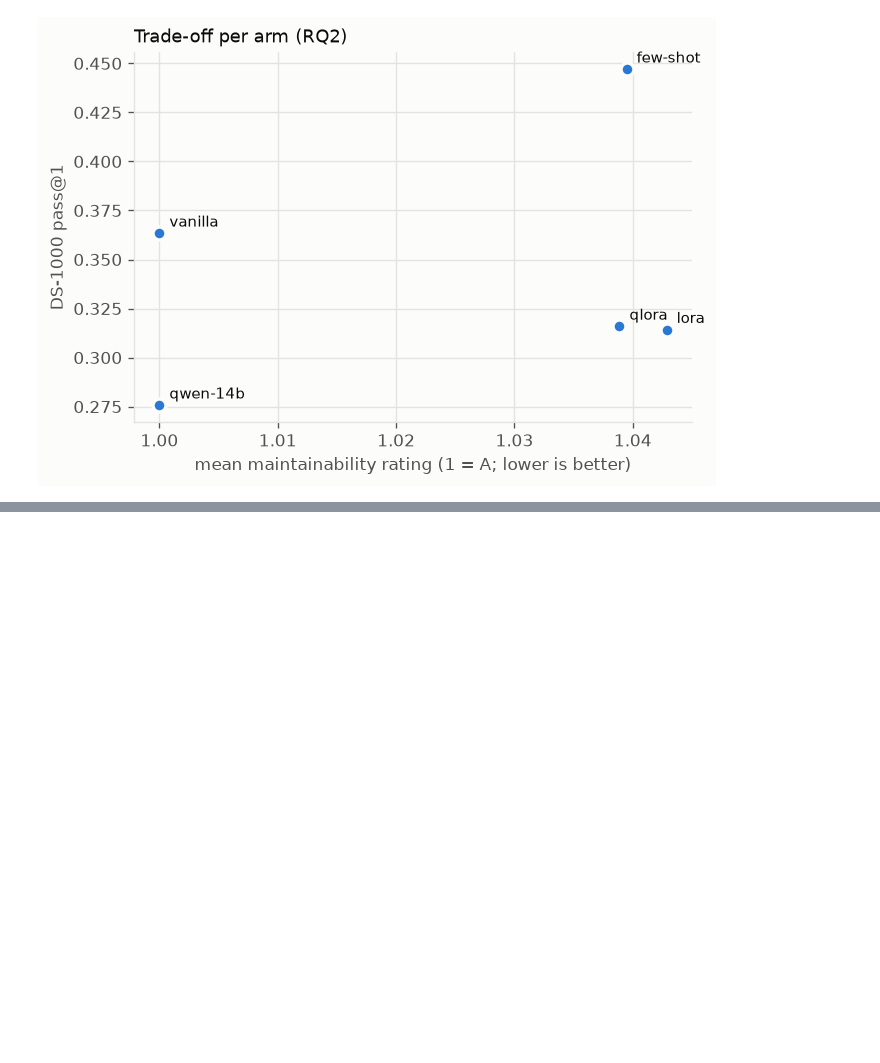
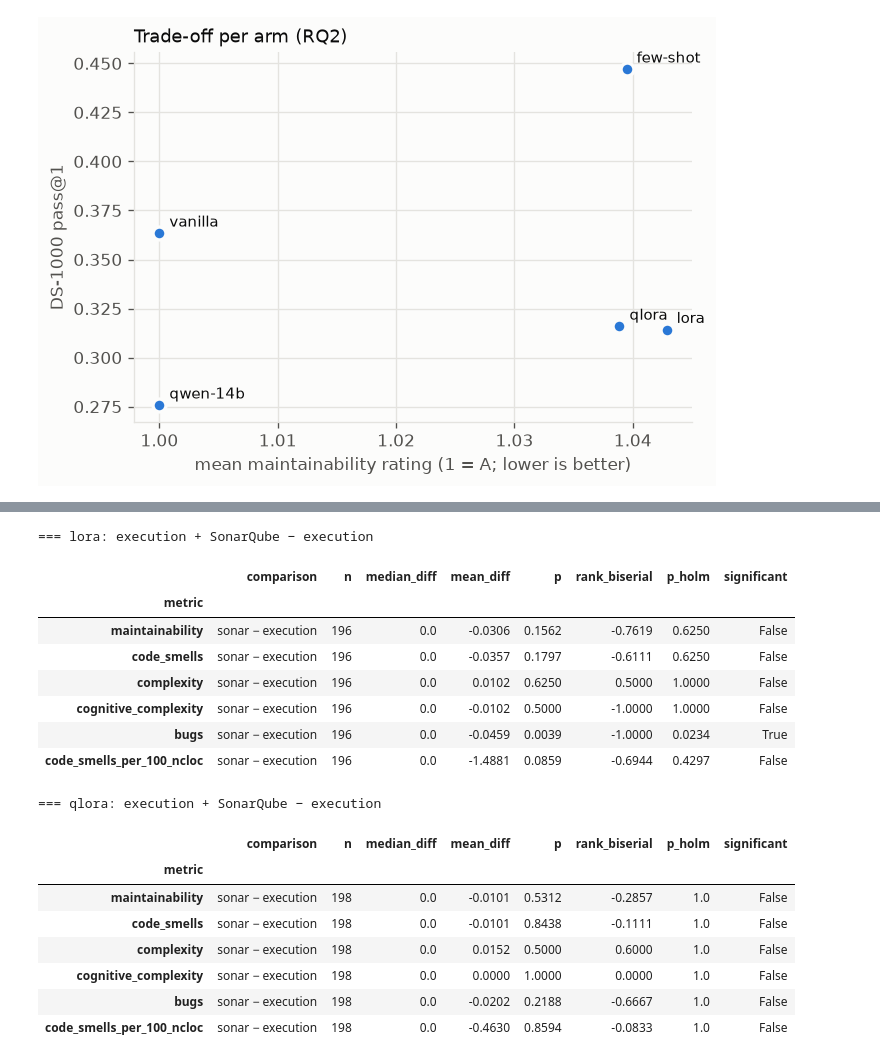
Before and after one commit to dimsmaul/code4ml-peft-experiment, a Jupyter notebook: analysis/index.ipynb, the cells around one changed output, grey strips where cells are left out. Drawn from its saved outputs; the diff is of its cells as text; code cells hidden in the pictures; blank space fills up the shorter version.

```diff
--- a/analysis/index.ipynb
+++ b/analysis/index.ipynb
@@ -612,0 +673,38 @@ saturation point: iteration 2
+# %%
+def load_refinement_ratings(path):
+    df = pd.read_csv(get(f"{path}/refinement_ratings.csv")).set_index("problem_id")
+    ncloc = pd.to_numeric(df["ncloc"], errors="coerce")
+    analysed = ncloc > 0                                   # SonarQube N/A without ncloc
+    out = pd.DataFrame(index=df.index)
+    out["ncloc"] = ncloc.where(analysed)
+    out["maintainability"] = df["maintainability_rating"].map(GRADE).where(analysed)
+    for metric in ("code_smells", "complexity", "cognitive_complexity", "bugs"):
+        out[metric] = pd.to_numeric(df[metric], errors="coerce").where(analysed)
+    out["code_smells_per_100_ncloc"] = 100 * out["code_smells"] / out["ncloc"]
+    return out
+
+
+REFINEMENT_METRICS = ["maintainability", "code_smells", "complexity", "cognitive_complexity", "bugs",
+                      "code_smells_per_100_ncloc"]
+refinement_structural = {key: load_refinement_ratings(result["path"]) for key, result in refinement_results.items()}
+
+display(pd.DataFrame({f"{loop} | {method}": {"analysed": int(df["ncloc"].notna().sum()), "median_ncloc": df["ncloc"].median(),
+                                              **{f"mean_{m}": df[m].mean() for m in REFINEMENT_METRICS}}
+                      for (loop, method), df in refinement_structural.items()}).T.round(3))
+
+for method in ("lora", "qlora"):
+    print(f"\n=== {method}: execution + SonarQube − execution")
+    tests = []
+    for metric in REFINEMENT_METRICS:
+        table = pd.DataFrame({"sonar": refinement_structural[("execution + SonarQube", method)][metric],
+                              "execution": refinement_structural[("execution", method)][metric]})
+        if table.dropna().nunique().max() <= 1:
+            print(f"{metric}: all values equal, nothing to test")
+            continue
+        tests.append(wilcoxon_family(table, [("sonar", "execution")]).assign(metric=metric))
+    if tests:
+        result = pd.concat(tests, ignore_index=True)
+        result["p_holm"] = holm(result["p"])                  # Holm over the metrics of this method
+        result["significant"] = result["p_holm"] < ALPHA
+        display(result.set_index("metric").round(4))
+# %% [output]
@@ -613 +716,19 @@ saturation point: iteration 2
+=== lora: execution + SonarQube − execution
+|  | comparison | n | median_diff | mean_diff | p | rank_biserial | p_holm | significant |
+| metric |  |  |  |  |  |  |  |  |
+| maintainability | sonar − execution | 196 | 0.0 | -0.0306 | 0.1562 | -0.7619 | 0.6250 | False |
+| code_smells | sonar − execution | 196 | 0.0 | -0.0357 | 0.1797 | -0.6111 | 0.6250 | False |
+| complexity | sonar − execution | 196 | 0.0 | 0.0102 | 0.6250 | 0.5000 | 1.0000 | False |
+| cognitive_complexity | sonar − execution | 196 | 0.0 | -0.0102 | 0.5000 | -1.0000 | 1.0000 | False |
+| bugs | sonar − execution | 196 | 0.0 | -0.0459 | 0.0039 | -1.0000 | 0.0234 | True |
+| code_smells_per_100_ncloc | sonar − execution | 196 | 0.0 | -1.4881 | 0.0859 | -0.6944 | 0.4297 | False |
+=== qlora: execution + SonarQube − execution
+|  | comparison | n | median_diff | mean_diff | p | rank_biserial | p_holm | significant |
+| metric |  |  |  |  |  |  |  |  |
+| maintainability | sonar − execution | 198 | 0.0 | -0.0101 | 0.5312 | -0.2857 | 1.0 | False |
+| code_smells | sonar − execution | 198 | 0.0 | -0.0101 | 0.8438 | -0.1111 | 1.0 | False |
+| complexity | sonar − execution | 198 | 0.0 | 0.0152 | 0.5000 | 0.6000 | 1.0 | False |
+| cognitive_complexity | sonar − execution | 198 | 0.0 | 0.0000 | 1.0000 | 0.0000 | 1.0 | False |
+| bugs | sonar − execution | 198 | 0.0 | -0.0202 | 0.2188 | -0.6667 | 1.0 | False |
+| code_smells_per_100_ncloc | sonar − execution | 198 | 0.0 | -0.4630 | 0.8594 | -0.0833 | 1.0 | False |
 # %% [markdown]
```
Also changed, not shown: parts of 8 cells of this notebook.
